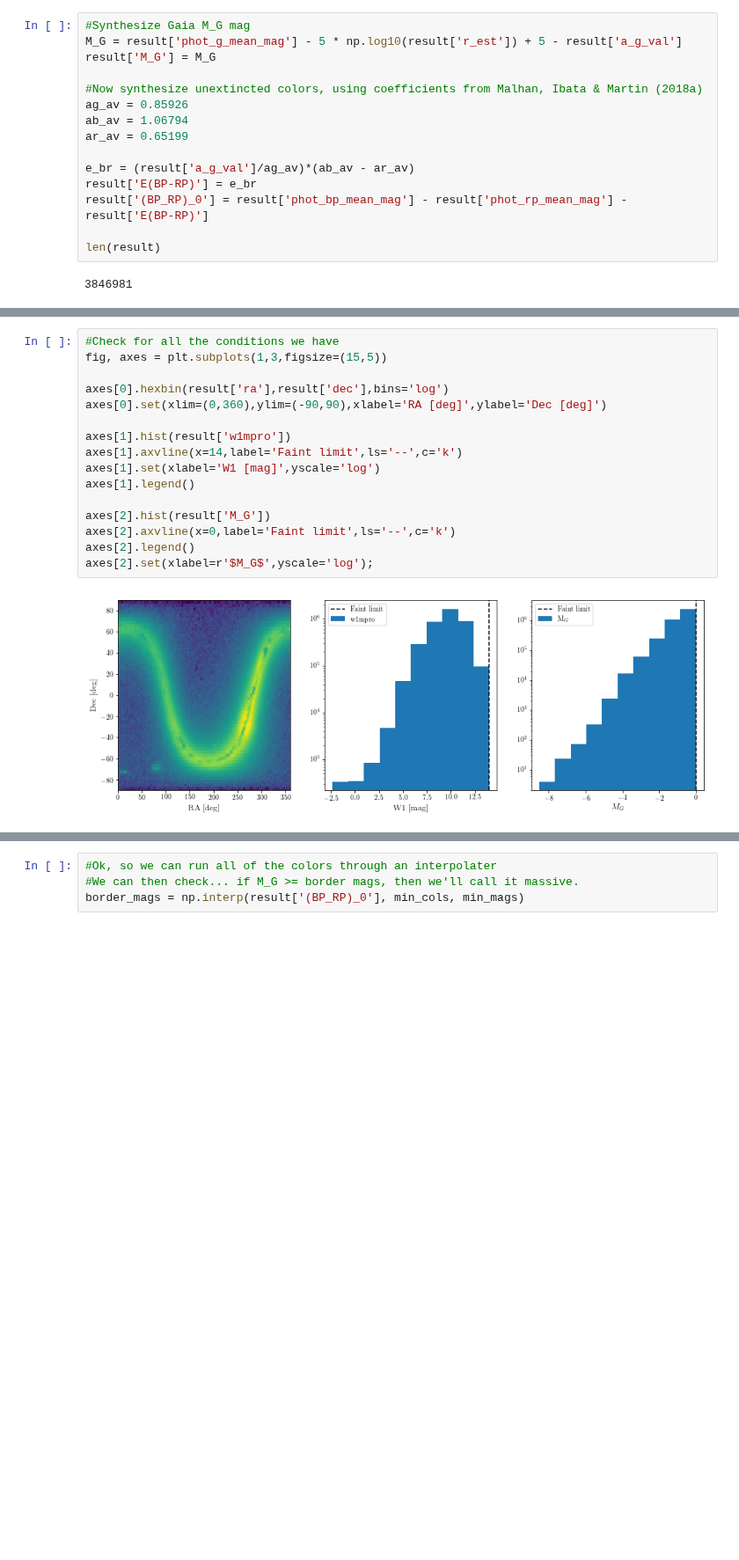
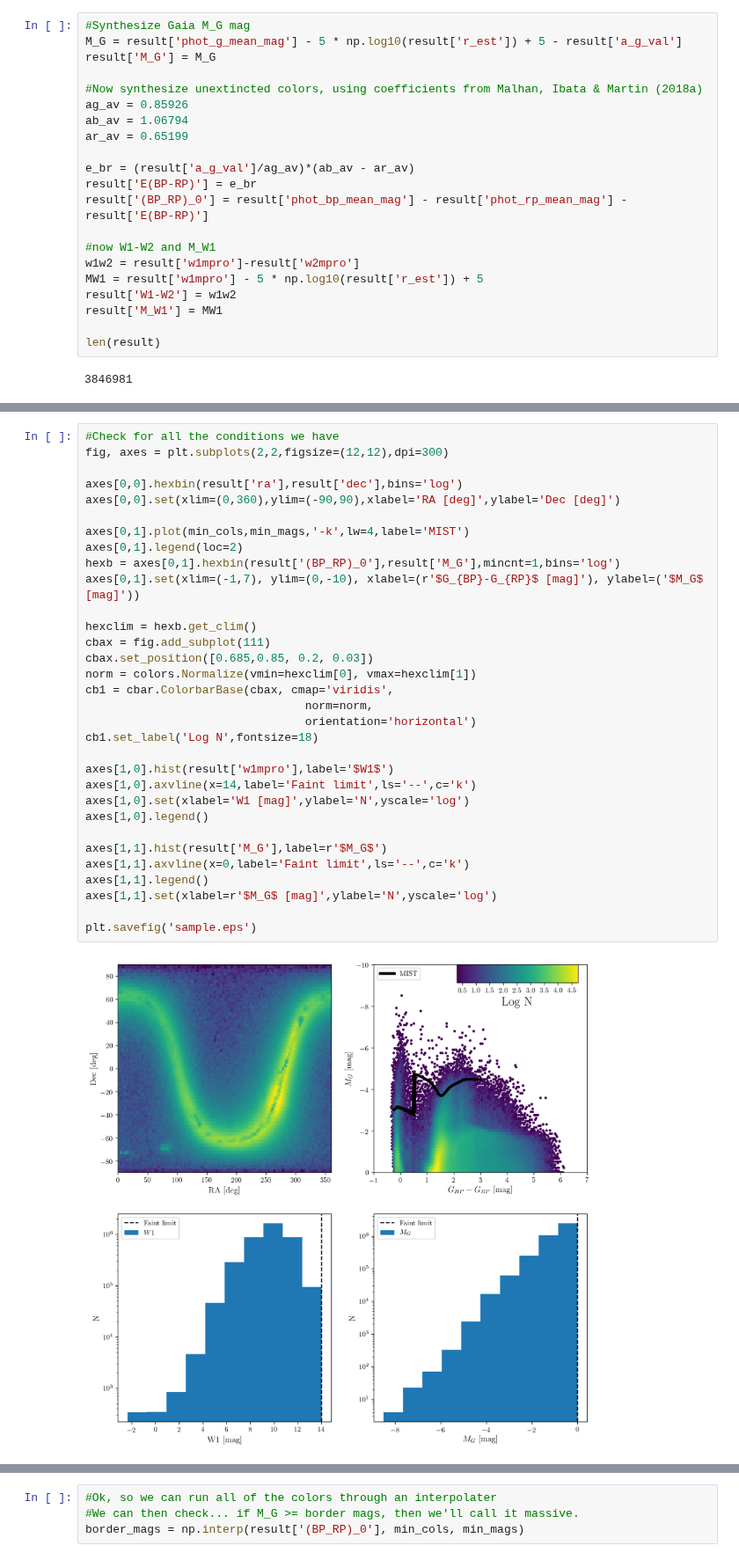
Before and after one commit to tzdwi/GaiaSprintMassive, a Jupyter notebook: WISE/data/bright_sample/sample.ipynb, the cells around one changed output, grey strips where cells are left out. Shown at 88% size. Cells and saved outputs as stored; diff of their text form; blank space fills up the shorter version.

```diff
--- a/WISE/data/bright_sample/sample.ipynb
+++ b/WISE/data/bright_sample/sample.ipynb
@@ -69,6 +69,12 @@ e_br = (result['a_g_val']/ag_av)*(ab_av - ar_av)
 result['E(BP-RP)'] = e_br
 result['(BP_RP)_0'] = result['phot_bp_mean_mag'] - result['phot_rp_mean_mag'] - result['E(BP-RP)']
 
+#now W1-W2 and M_W1
+w1w2 = result['w1mpro']-result['w2mpro']
+MW1 = result['w1mpro'] - 5 * np.log10(result['r_est']) + 5
+result['W1-W2'] = w1w2
+result['M_W1'] = MW1
+
 len(result)
 # %% [output]
 3846981
@@ -75,19 +129,35 @@ len(result)
 # %%
 #Check for all the conditions we have
-fig, axes = plt.subplots(1,3,figsize=(15,5))
+fig, axes = plt.subplots(2,2,figsize=(12,12),dpi=300)
 
-axes[0].hexbin(result['ra'],result['dec'],bins='log')
-axes[0].set(xlim=(0,360),ylim=(-90,90),xlabel='RA [deg]',ylabel='Dec [deg]')
+axes[0,0].hexbin(result['ra'],result['dec'],bins='log')
+axes[0,0].set(xlim=(0,360),ylim=(-90,90),xlabel='RA [deg]',ylabel='Dec [deg]')
 
-axes[1].hist(result['w1mpro'])
-axes[1].axvline(x=14,label='Faint limit',ls='--',c='k')
-axes[1].set(xlabel='W1 [mag]',yscale='log')
-axes[1].legend()
+axes[0,1].plot(min_cols,min_mags,'-k',lw=4,label='MIST')
+axes[0,1].legend(loc=2)
+hexb = axes[0,1].hexbin(result['(BP_RP)_0'],result['M_G'],mincnt=1,bins='log')
+axes[0,1].set(xlim=(-1,7), ylim=(0,-10), xlabel=(r'$G_{BP}-G_{RP}$ [mag]'), ylabel=('$M_G$ [mag]'))
 
-axes[2].hist(result['M_G'])
-axes[2].axvline(x=0,label='Faint limit',ls='--',c='k')
-axes[2].legend()
-axes[2].set(xlabel=r'$M_G$',yscale='log');
+hexclim = hexb.get_clim()
+cbax = fig.add_subplot(111)
+cbax.set_position([0.685,0.85, 0.2, 0.03])
+norm = colors.Normalize(vmin=hexclim[0], vmax=hexclim[1])
+cb1 = cbar.ColorbarBase(cbax, cmap='viridis',
+                                norm=norm,
+                                orientation='horizontal')
+cb1.set_label('Log N',fontsize=18)
+
+axes[1,0].hist(result['w1mpro'],label='$W1$')
+axes[1,0].axvline(x=14,label='Faint limit',ls='--',c='k')
+axes[1,0].set(xlabel='W1 [mag]',ylabel='N',yscale='log')
+axes[1,0].legend()
+
+axes[1,1].hist(result['M_G'],label=r'$M_G$')
+axes[1,1].axvline(x=0,label='Faint limit',ls='--',c='k')
+axes[1,1].legend()
+axes[1,1].set(xlabel=r'$M_G$ [mag]',ylabel='N',yscale='log')
+
+plt.savefig('sample.eps')
 # %% [output]
-[figure, old version]
+[figure, new version]
 # %%
```
Also changed, not shown: parts of 26 cells of this notebook, 6 other files.
